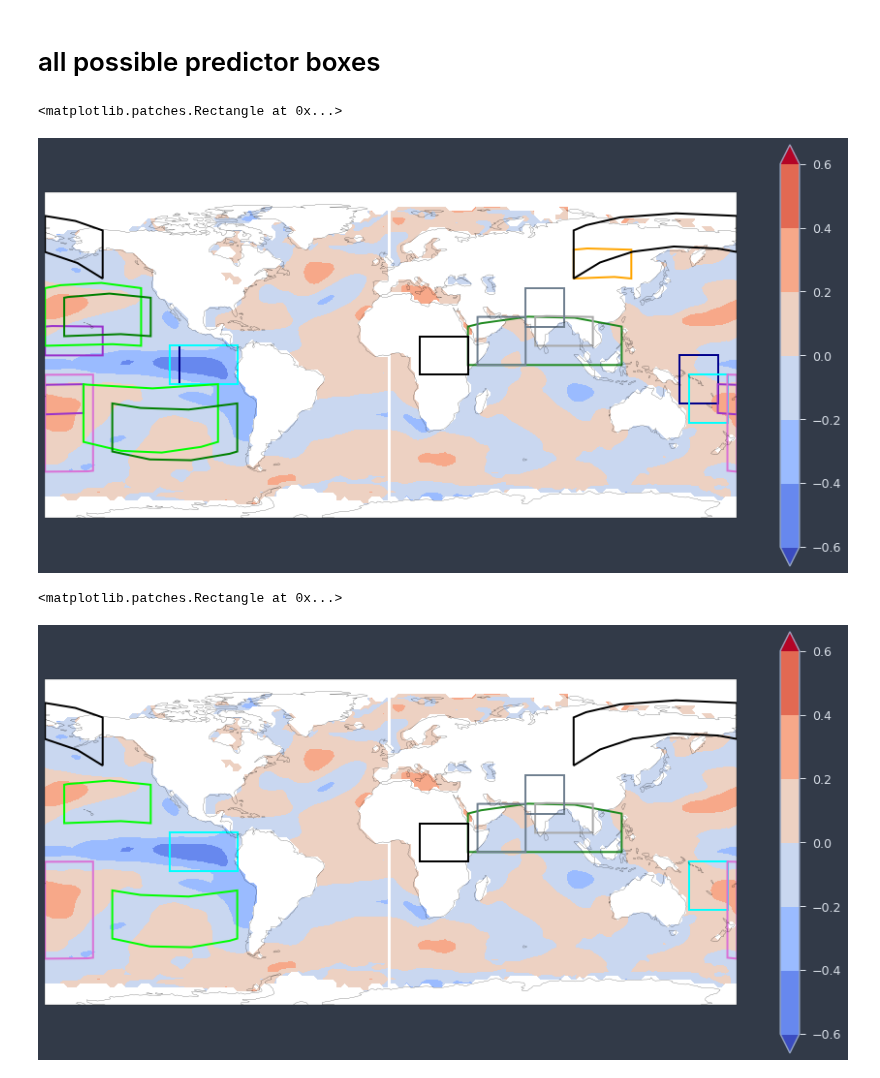
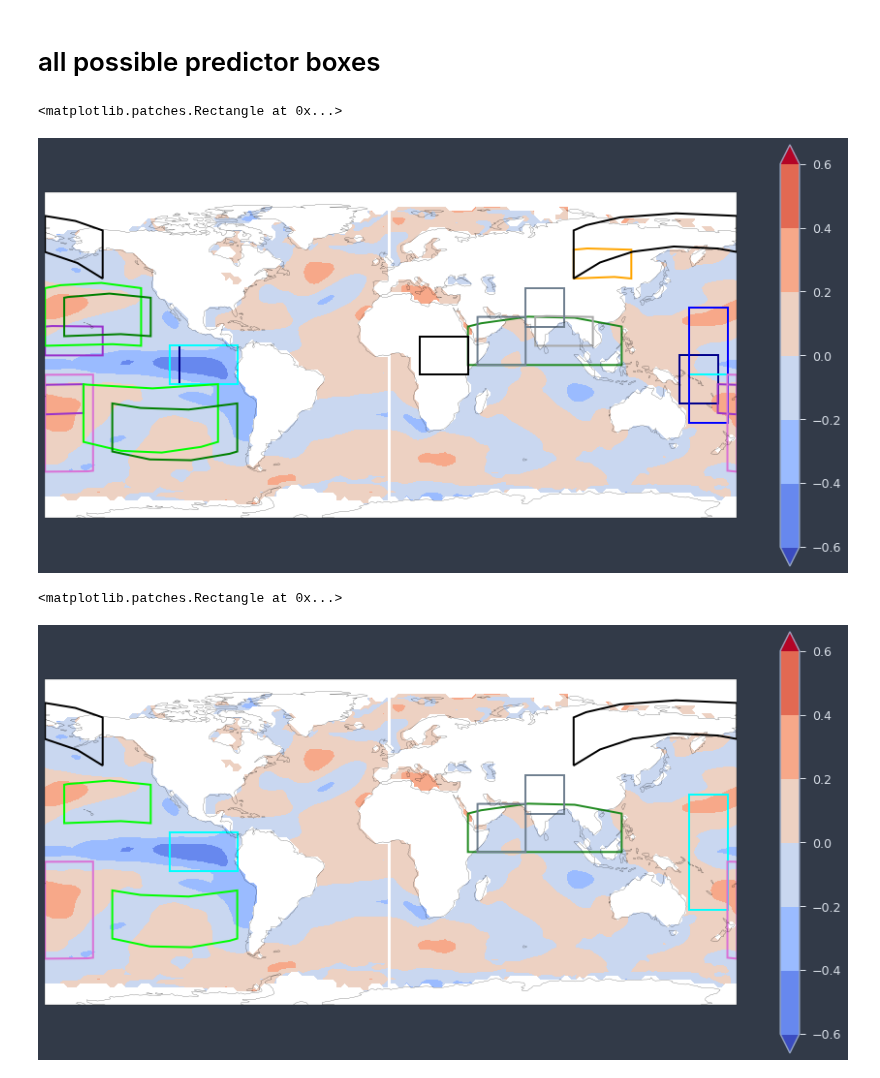
Before and after one commit to medhap02/AllIndiaRainfall, a Jupyter notebook: src/SubtractionCorrelations.ipynb, the cells around one changed output. Cells and saved outputs as stored; diff of their text form; code cells hidden in the pictures.

```diff
--- a/src/SubtractionCorrelations.ipynb
+++ b/src/SubtractionCorrelations.ipynb
@@ -1613,6 +1718,8 @@ ax.add_patch(mpatches.Rectangle(xy=[-115,-10], width=35, height=20, facecolor=No
 #(10n-10s, 115-80w)
 ax.add_patch(mpatches.Rectangle(xy=[155,-30], width=20, height=25, facecolor=None, edgecolor='aqua', fill = False, linewidth = 2, transform=ccrs.Geodetic()))
 #(5-30s, 155-175e)
+ax.add_patch(mpatches.Rectangle(xy=[155,-30], width=20, height=60, facecolor=None, edgecolor='blue', fill = False, linewidth = 2, transform=ccrs.Geodetic()))
+#(30n-30s, 155-175e)
 
 # CPT original boxes
 ax.add_patch(mpatches.Rectangle(xy=[170,-25], width=30, height=15, facecolor=None, edgecolor='darkorchid', fill = False, linewidth = 2, transform=ccrs.Geodetic()))
@@ -1662,7 +1769,7 @@ ax.add_patch(mpatches.Rectangle(xy=[15,-5], width=25, height=20, facecolor=None,
 #(5s-15n, 15-40e)
 # %% [output]
 <matplotlib.patches.Rectangle at 0x...>
-[figure, old version]
+[figure, new version]
 # %%
 ax = plt.axes(projection=ccrs.PlateCarree())
 random_plot.plot.contourf(cmap='coolwarm', extend='both')
@@ -1670,43 +1777,35 @@ ax.coastlines(color = 'black')
 
 #new EPT boxes
 ax.add_patch(mpatches.Rectangle(xy=[-115,-10], width=35, height=20, facecolor=None, edgecolor='aqua', fill = False, linewidth = 2, transform=ccrs.Geodetic()))
 #(10n-10s, 115-80w)
-ax.add_patch(mpatches.Rectangle(xy=[155,-30], width=20, height=25, facecolor=None, edgecolor='aqua', fill = False, linewidth = 2, transform=ccrs.Geodetic()))
-#(5-30s, 155-175e)
+ax.add_patch(mpatches.Rectangle(xy=[155,-30], width=20, height=60, facecolor=None, edgecolor='aqua', fill = False, linewidth = 2, transform=ccrs.Geodetic()))
+#(30n-30s, 155-175e)
 
 # new CPT boxes
 ax.add_patch(mpatches.Rectangle(xy=[175,-55], width=30, height=50, facecolor=None, edgecolor='orchid', fill = False, linewidth = 2, transform=ccrs.Geodetic()))
 #(55-5s, 175e-155w)
 
 #PSH shifted new boxes
 ax.add_patch(mpatches.Rectangle(xy=[-145,-45], width=65, height=25, facecolor=None, edgecolor='lime', fill = False, linewidth = 2, transform=ccrs.Geodetic()))
 #(20-45s, 145-80w)
 ax.add_patch(mpatches.Rectangle(xy=[-170,15], width=45, height=20, facecolor=None, edgecolor='lime', fill = False, linewidth = 2, transform=ccrs.Geodetic()))
 #(15-35n, 170-125w)
 
 # PSH india
 ax.add_patch(mpatches.Rectangle(xy=[40,0], width=80, height=20, facecolor=None, edgecolor='forestgreen', fill = False, linewidth = 2, transform=ccrs.Geodetic()))
 #(0-20n, 40-120e)
 
-#MSE 1
-ax.add_patch(mpatches.Rectangle(xy=[75,10], width=30, height=15, facecolor=None, edgecolor='darkgray', fill = False, linewidth = 2, transform=ccrs.Geodetic()))
-#(10-25n, 75-105e)
-
 # MSE 2
 ax.add_patch(mpatches.Rectangle(xy=[45,0], width=25, height=25, facecolor=None, edgecolor='slategray', fill = False, linewidth = 2, transform=ccrs.Geodetic()))
 #(0-25n, 45-70e)
 ax.add_patch(mpatches.Rectangle(xy=[70,20], width=20, height=20, facecolor=None, edgecolor='slategray', fill = False, linewidth = 2, transform=ccrs.Geodetic()))
 #(20-40n, 70-90e)
 
 # MSE Russia
 ax.add_patch(mpatches.Rectangle(xy=[95,45], width=115, height=25, facecolor=None, edgecolor='black', fill = False, linewidth = 2, transform=ccrs.Geodetic()))
 #(45-70n, 95e-150w)
-
-# MSE Africa
-ax.add_patch(mpatches.Rectangle(xy=[15,-5], width=25, height=20, facecolor=None, edgecolor='black', fill = False, linewidth = 2, transform=ccrs.Geodetic()))
-#(5s-15n, 15-40e)
 # %% [output]
 <matplotlib.patches.Rectangle at 0x...>
-[figure, old version]
+[figure, new version]
 # %%
 # Copyright (c) 2020 Medha Palavalli.
```
Also changed, not shown: parts of 3 cells of this notebook.
